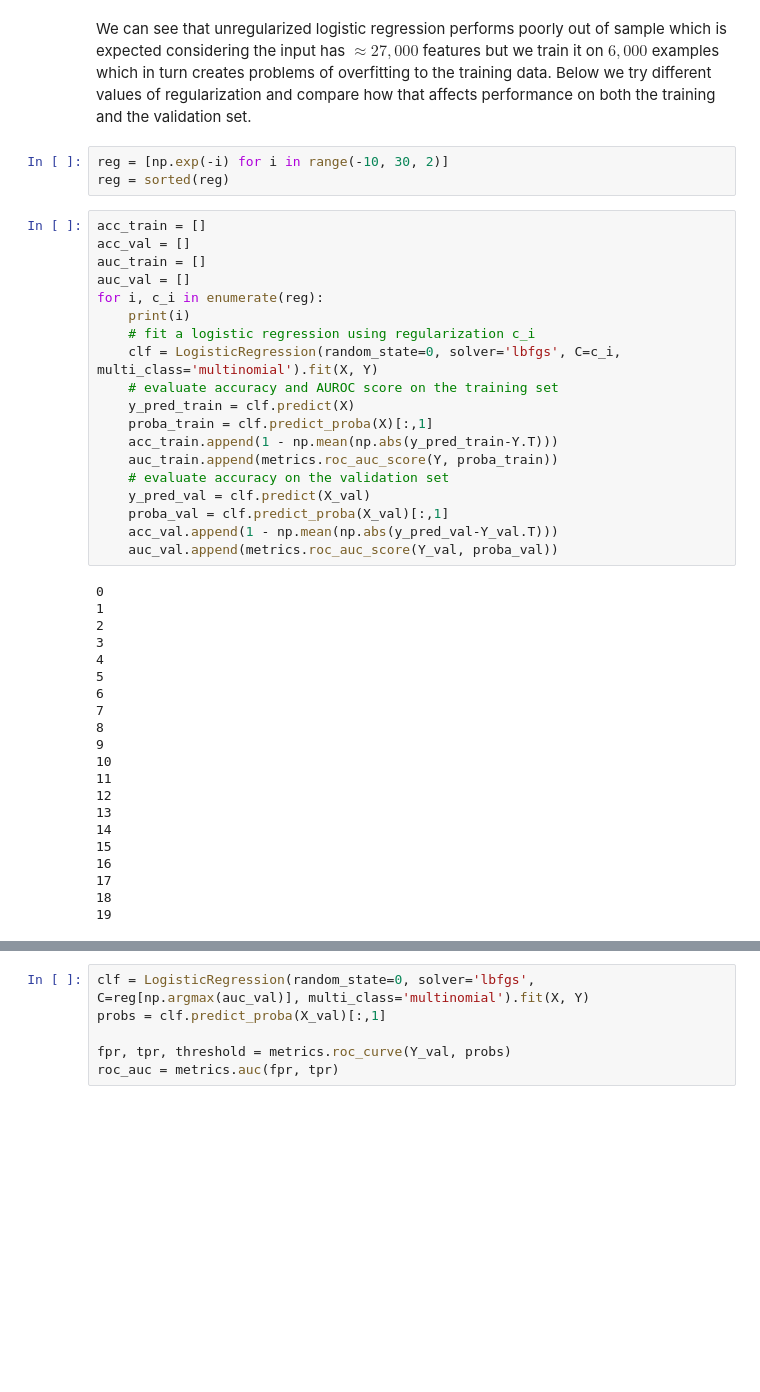
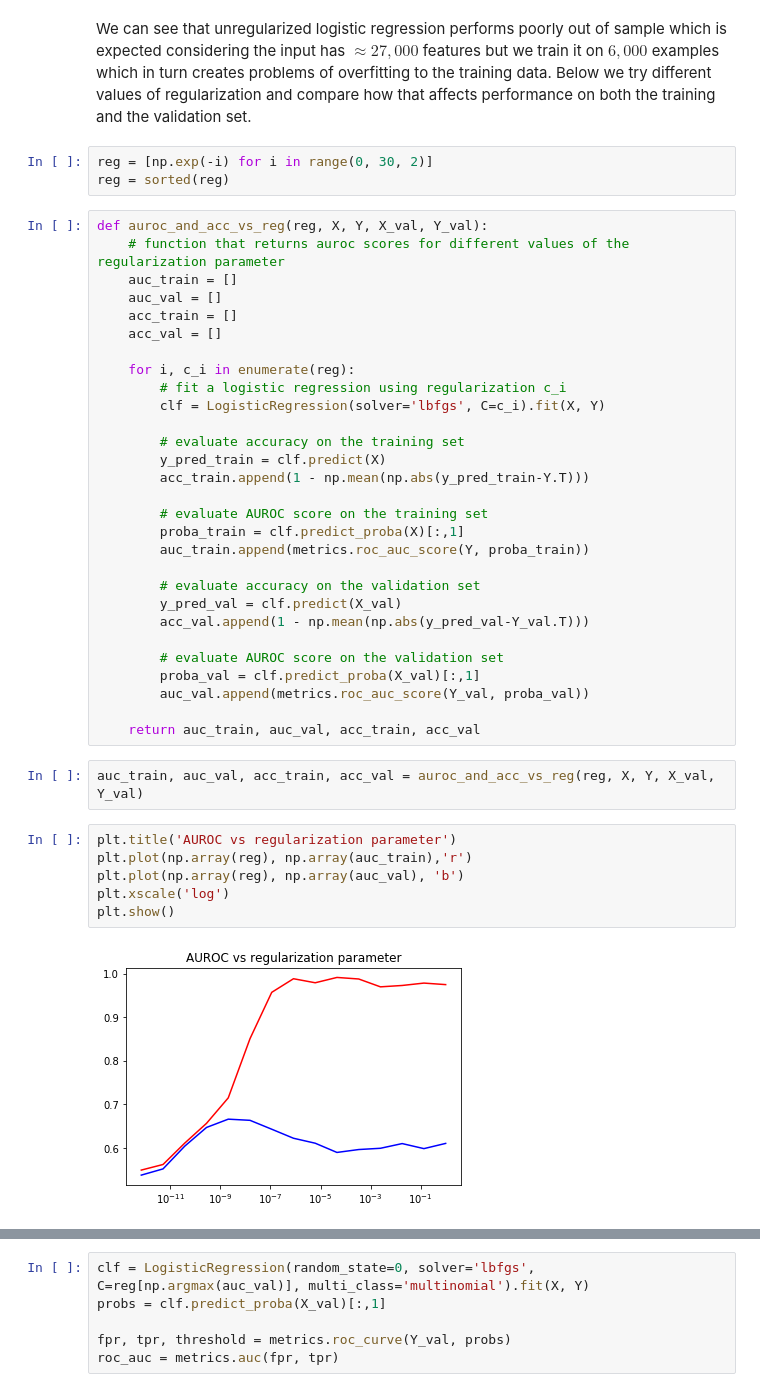
Before and after one commit to joelper/CS229A, a Jupyter notebook: Models/Logistic_regression/logistic_regression.ipynb, the cells around one changed output, grey strips where cells are left out. Cells and saved outputs as stored; diff of their text form; blank space fills up the shorter version.

```diff
--- a/Models/Logistic_regression/logistic_regression.ipynb
+++ b/Models/Logistic_regression/logistic_regression.ipynb
@@ -57,48 +58,47 @@ Accuracy on validation set:  0.5880000000000001
 # %% [markdown]
 We can see that unregularized logistic regression performs poorly out of sample which is expected considering the input has $\approx 27,000$ features but we train it on $6,000$ examples which in turn creates problems of overfitting to the training data. Below we try different values of regularization and compare how that affects performance on both the training and the validation set.
 # %%
-reg = [np.exp(-i) for i in range(-10, 30, 2)]
+reg = [np.exp(-i) for i in range(0, 30, 2)]
 reg = sorted(reg)
 # %%
-acc_train = []
-acc_val = []
-auc_train = []
-auc_val = []
-for i, c_i in enumerate(reg):
-    print(i)
-    # fit a logistic regression using regularization c_i
-    clf = LogisticRegression(random_state=0, solver='lbfgs', C=c_i, multi_class='multinomial').fit(X, Y)
-    # evaluate accuracy and AUROC score on the training set
-    y_pred_train = clf.predict(X)
-    proba_train = clf.predict_proba(X)[:,1]
-    acc_train.append(1 - np.mean(np.abs(y_pred_train-Y.T)))
-    auc_train.append(metrics.roc_auc_score(Y, proba_train))
-    # evaluate accuracy on the validation set
-    y_pred_val = clf.predict(X_val)
-    proba_val = clf.predict_proba(X_val)[:,1]
-    acc_val.append(1 - np.mean(np.abs(y_pred_val-Y_val.T)))
-    auc_val.append(metrics.roc_auc_score(Y_val, proba_val))
+def auroc_and_acc_vs_reg(reg, X, Y, X_val, Y_val):
+    # function that returns auroc scores for different values of the regularization parameter
+    auc_train = []
+    auc_val = []
+    acc_train = []
+    acc_val = []
+
+    for i, c_i in enumerate(reg):
+        # fit a logistic regression using regularization c_i
+        clf = LogisticRegression(solver='lbfgs', C=c_i).fit(X, Y)
+
+        # evaluate accuracy on the training set
+        y_pred_train = clf.predict(X)
+        acc_train.append(1 - np.mean(np.abs(y_pred_train-Y.T)))
+
+        # evaluate AUROC score on the training set
+        proba_train = clf.predict_proba(X)[:,1]
+        auc_train.append(metrics.roc_auc_score(Y, proba_train))
+
+        # evaluate accuracy on the validation set
+        y_pred_val = clf.predict(X_val)
+        acc_val.append(1 - np.mean(np.abs(y_pred_val-Y_val.T)))
+
+        # evaluate AUROC score on the validation set
+        proba_val = clf.predict_proba(X_val)[:,1]
+        auc_val.append(metrics.roc_auc_score(Y_val, proba_val))
+
+    return auc_train, auc_val, acc_train, acc_val
-# %% [output]
-0
-1
-2
-3
-4
-5
-6
-7
-8
-9
-10
-11
-12
-13
-14
-15
-16
-17
-18
-19
+# %%
+auc_train, auc_val, acc_train, acc_val = auroc_and_acc_vs_reg(reg, X, Y, X_val, Y_val)
+# %%
+plt.title('AUROC vs regularization parameter')
+plt.plot(np.array(reg), np.array(auc_train),'r')
+plt.plot(np.array(reg), np.array(auc_val), 'b')
+plt.xscale('log')
+plt.show()
+# %% [output]
+[figure, added]
 # %%
 plt.title('Accuracy vs regularization parameter')
 plt.plot(np.array(reg), np.array(acc_train),'r')
```
Also changed, not shown: parts of 24 cells of this notebook.
